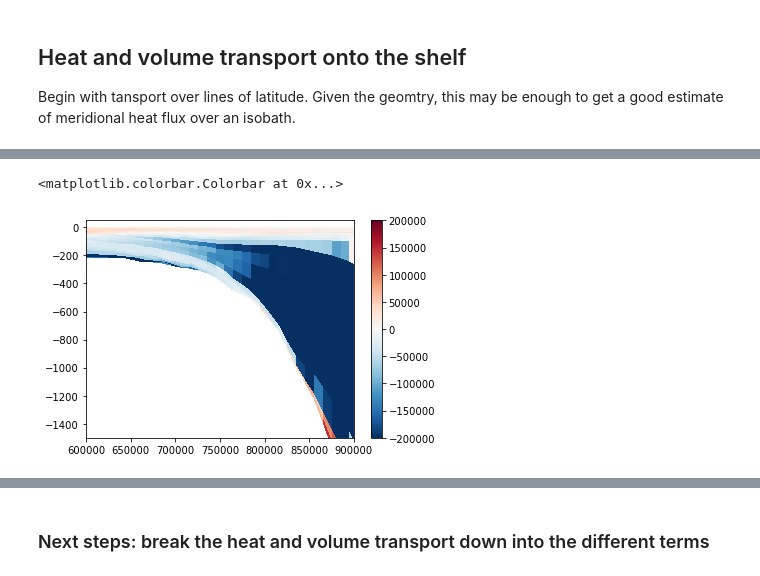
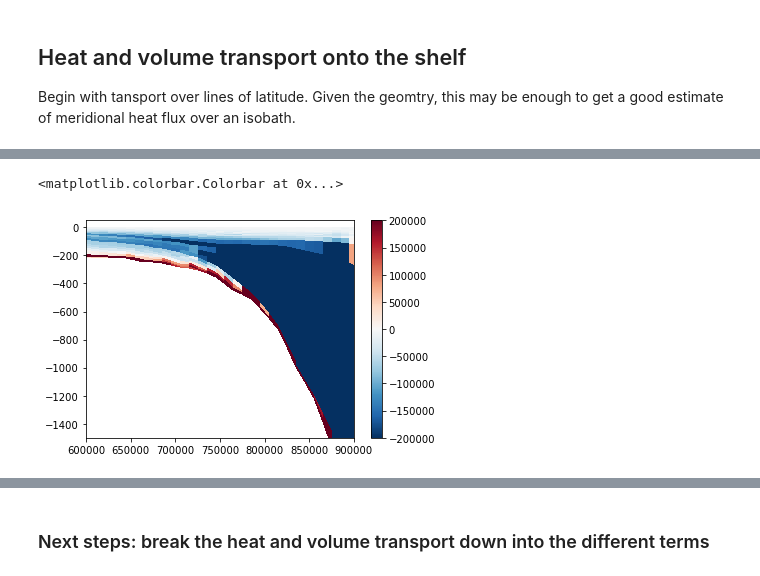
Before and after one commit to edoddridge/SO-channel-embayment, a Jupyter notebook: analysis/analysis-MITgcm-gadi.ipynb, the cells around one changed output, grey strips where cells are left out. Saved outputs shown, nothing was run; the diff lists cells and outputs as text; code cells hidden in the pictures.

```diff
--- a/analysis/analysis-MITgcm-gadi.ipynb
+++ b/analysis/analysis-MITgcm-gadi.ipynb
@@ -905,3 +79,5 @@ iters = [1000512, 1001376, 1002240, 1003104, 1003968, 1004832, 1005696,
+# %%
+iters = iters.tolist()
 # %%
 iters = iters[-720:]
 len(iters)
@@ -2058,12 +1330,12 @@ plt.vlines(0,-1200,0, colors='k')
 # %%
-plt.pcolormesh(XL, YL, vhc_bar.sum(dim='XC'), vmin=-2e5, vmax=2e5, cmap='RdBu_r')
+plt.pcolormesh(XL, YL, vhc_reconstructed_bar.sum(dim='XC'), vmin=-2e5, vmax=2e5, cmap='RdBu_r')
 plt.xlim(0.6e6, 0.9e6)
 plt.ylim(-1500, 50)
 plt.colorbar()
 # (-ds_state['Depth']).mean(dim='XC').plot(color='k')
 # %% [output]
 <matplotlib.colorbar.Colorbar at 0x...>
-[figure, old version]
+[figure, new version]
 # %%
 plt.plot(psi.sel(YG=0.8e6, method='nearest').sum(dim='XC'),
     -hbar.sel(YG=0.8e6, method='nearest').mean(dim='XC').cumsum(dim='sigma2'))
```
Also changed, not shown: parts of 70 cells of this notebook, 3 other files.
